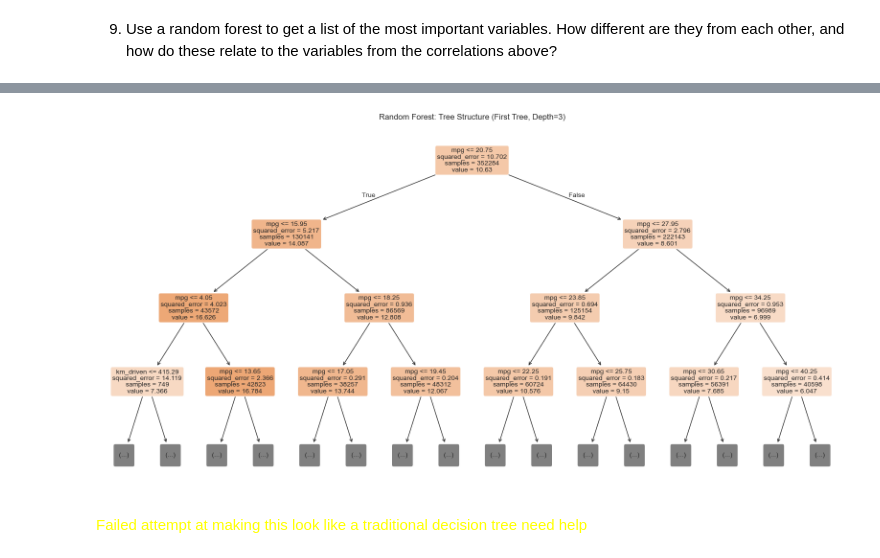
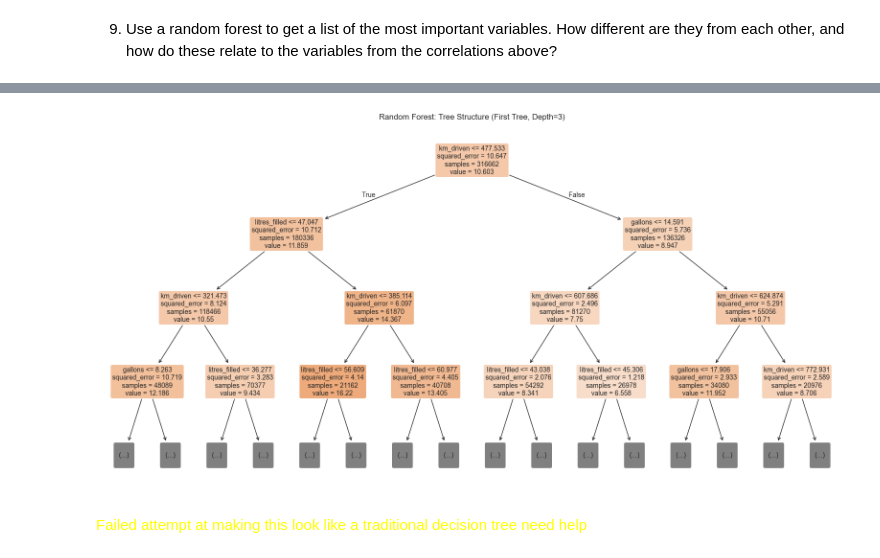
Before and after one commit to tarunaidoo/IDVE_Assignment1, a Jupyter notebook: Assignment 1.ipynb, the cells around one changed output, grey strips where cells are left out. Saved outputs shown, nothing was run; the diff lists cells and outputs as text; code cells hidden in the pictures.

```diff
--- a/Assignment 1.ipynb
+++ b/Assignment 1.ipynb
@@ -696,10 +724,10 @@ import matplotlib.pyplot as plt
 import seaborn as sns
 
 # Filter out rows flagged as missed fill-ups
-valid_fillups = cleaned_top5_df[~cleaned_top5_df['missed_fillup']]
+cleaned_top5_df = cleaned_top5_df[~cleaned_top5_df['missed_fillup']]
 
 # Group by currency and calculate mean km per tank
-avg_distance_per_currency = valid_fillups.groupby('currency')['km_driven'].mean().sort_values()
+avg_distance_per_currency = cleaned_top5_df.groupby('currency')['km_driven'].mean().sort_values()
 
 # Plot
 plt.figure(figsize=(12,6))
@@ -956,13 +1000,32 @@ import pandas as pd
 import matplotlib.pyplot as plt
 
 # Prepare data
+# Copy working dataframe
 df_rf = cleaned_top5_df.copy()
+
+# Extract temporal features
+df_rf['month'] = df_rf['date_fueled_proxy'].dt.month               # 1-12
+df_rf['day_of_week'] = df_rf['date_fueled_proxy'].dt.dayofweek     # 0=Monday, 6=Sunday
+
+# Example: one-hot encode month and day_of_week
+df_rf = pd.get_dummies(df_rf, columns=['month', 'day_of_week'], drop_first=True)
+
+# Encode car_make and car_model as numeric labels
+from sklearn.preprocessing import LabelEncoder
 df_rf['car_make_encoded'] = LabelEncoder().fit_transform(df_rf['car_make'].astype(str))
 df_rf['car_model_encoded'] = LabelEncoder().fit_transform(df_rf['car_model'].astype(str))
 
-features = ['km_driven', 'vehicle_age', 'car_make_encoded', 'car_model_encoded', 'total_spent_float', 'litres_filled', 'cpl_float', 'gallons', 'mpg']
+# Features
+features = [
+    'km_driven', 'vehicle_age', 'car_make_encoded', 'car_model_encoded',
+    'total_spent_float', 'litres_filled', 'cpl_float', 'gallons', 'mpg'
+] + [col for col in df_rf.columns if col.startswith('month') or col.startswith('day_of_week')]
+
 X = df_rf[features]
 y = df_rf['litres_per_100km']
+
+print("Feature columns used for Random Forest:")
+print(features)
 
 # Train/test split
 X_train, X_test, y_train, y_test = train_test_split(X, y, test_size=0.2, random_state=42)
@@ -1006,33 +1059,13 @@ car_make_encoded: 0.0000
 # %%
-from sklearn.ensemble import RandomForestRegressor
 from sklearn.tree import plot_tree
-from sklearn.preprocessing import LabelEncoder
-from sklearn.model_selection import train_test_split
-import matplotlib.pyplot as plt
-
-# Prepare data
-df_rf = cleaned_top5_df.copy()
-df_rf['car_make_encoded'] = LabelEncoder().fit_transform(df_rf['car_make'].astype(str))
-df_rf['car_model_encoded'] = LabelEncoder().fit_transform(df_rf['car_model'].astype(str))
-
-features = ['km_driven', 'vehicle_age', 'car_make_encoded', 'car_model_encoded', 'total_spent_float', 'litres_filled', 'cpl_float', 'gallons', 'mpg']
-X = df_rf[features]
-y = df_rf['litres_per_100km']
-
-# Train/test split
-X_train, X_test, y_train, y_test = train_test_split(X, y, test_size=0.2, random_state=42)
-
-# Fit random forest
-rf = RandomForestRegressor(n_estimators=100, random_state=42)
-rf.fit(X_train, y_train)
 
 # Visualize the first tree in the forest
 plt.figure(figsize=(20, 10))
 plot_tree(rf.estimators_[0], feature_names=features, filled=True, rounded=True, max_depth=3, fontsize=10)
 plt.title('Random Forest: Tree Structure (First Tree, Depth=3)')
 plt.show()
 # %% [output]
-[figure, old version]
+[figure, new version]
 # %% [markdown]
 <span style="color:yellow">Failed attempt at making this look like a traditional decision tree need help</span>
 # %% [markdown]
```
Also changed, not shown: parts of 33 cells of this notebook.
